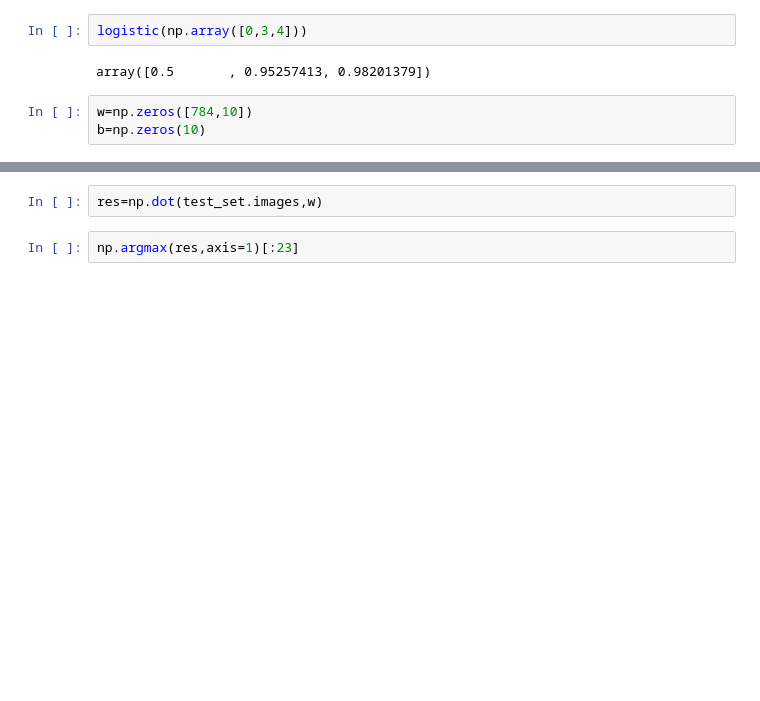
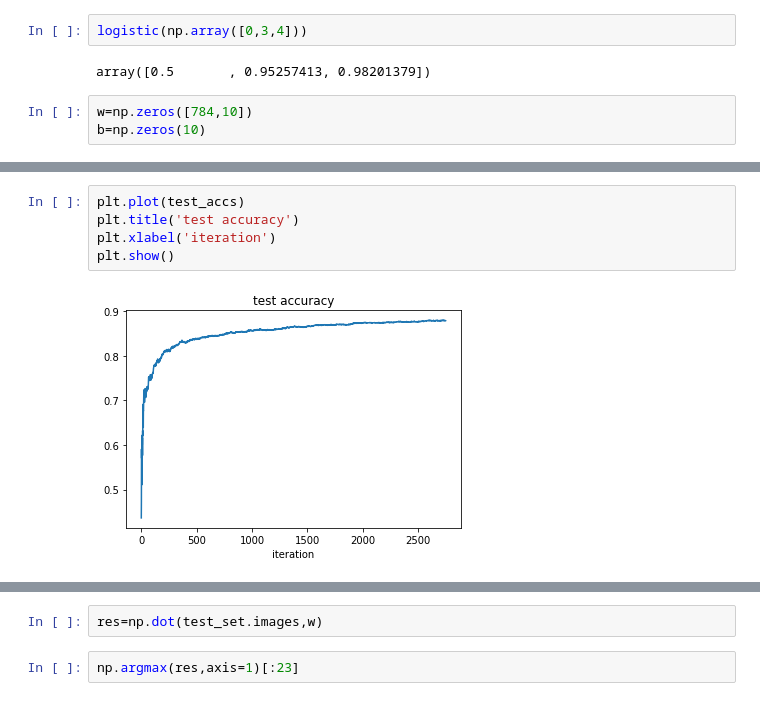
Before and after one commit to easilylazy/pattern-recognition, a Jupyter notebook: homework-12345/homework1/homework1.ipynb, the cells around one changed output, grey strips where cells are left out. Cells and saved outputs as stored; diff of their text form; blank space fills up the shorter version.

```diff
--- a/homework-12345/homework1/homework1.ipynb
+++ b/homework-12345/homework1/homework1.ipynb
@@ -135,0 +122,7 @@ array([[ 0.00157067,  0.01358755, -0.04511265, ..., -0.00226879,
+# %%
+plt.plot(test_accs)
+plt.title('test accuracy')
+plt.xlabel('iteration')
+plt.show()
+# %% [output]
+[figure, added]
```
Also changed, not shown: parts of 14 cells of this notebook.
